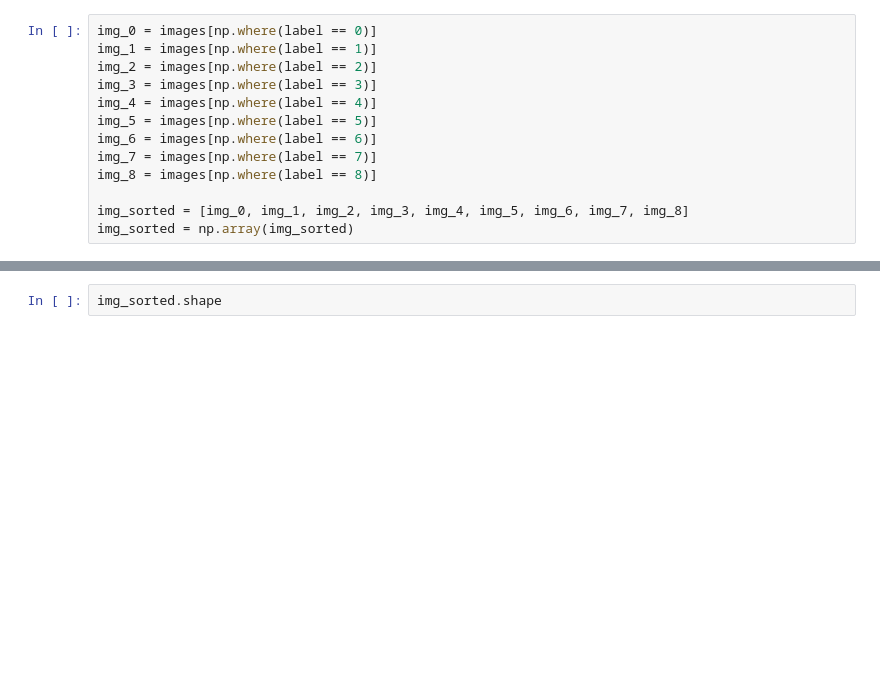
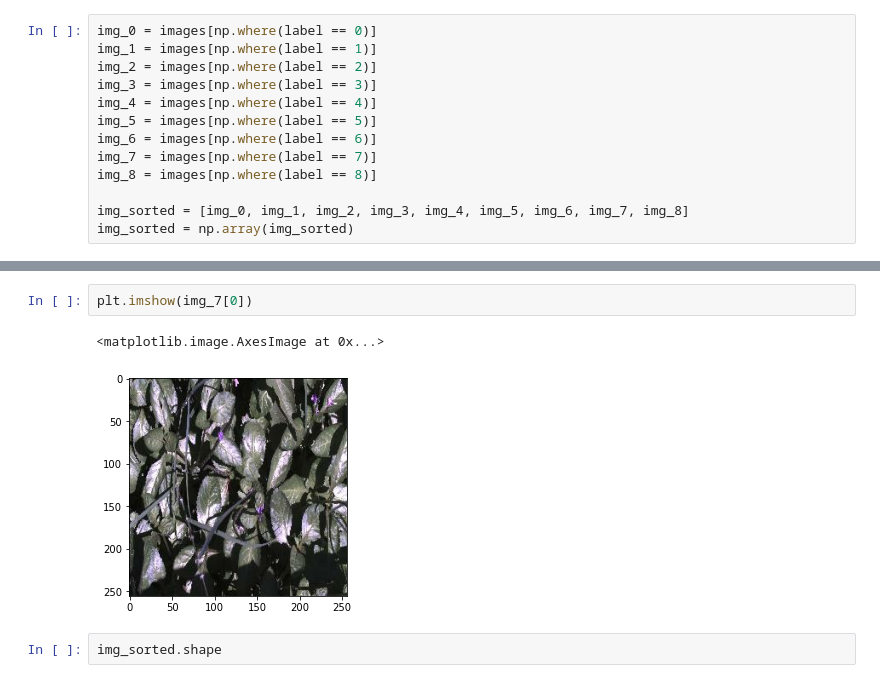
Before and after one commit to limweiliang/weed-classifier, a Jupyter notebook: Feature_Engineering_+_PreProcessing.ipynb, the cells around one changed output, grey strips where cells are left out. Cells and saved outputs as stored; diff of their text form; blank space fills up the shorter version.

```diff
--- a/Feature_Engineering_+_PreProcessing.ipynb
+++ b/Feature_Engineering_+_PreProcessing.ipynb
@@ -64,3 +64,8 @@ img_sorted = np.array(img_sorted)
+# %%
+plt.imshow(img_7[0])
+# %% [output]
+<matplotlib.image.AxesImage at 0x...>
+[figure, added]
 # %%
 img_sorted.shape
 # %% [output]
```
Also changed, not shown: parts of 3 cells of this notebook, 48 other files.
